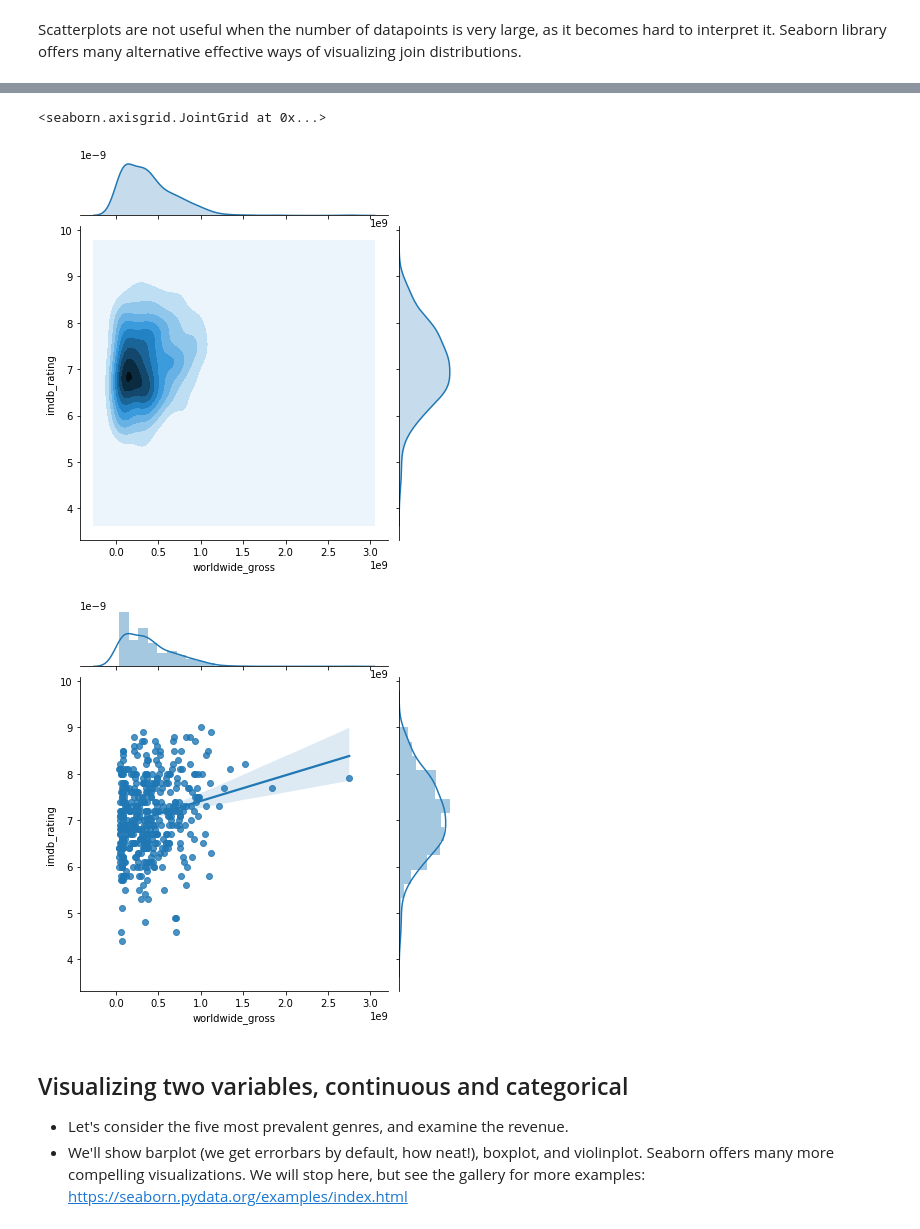
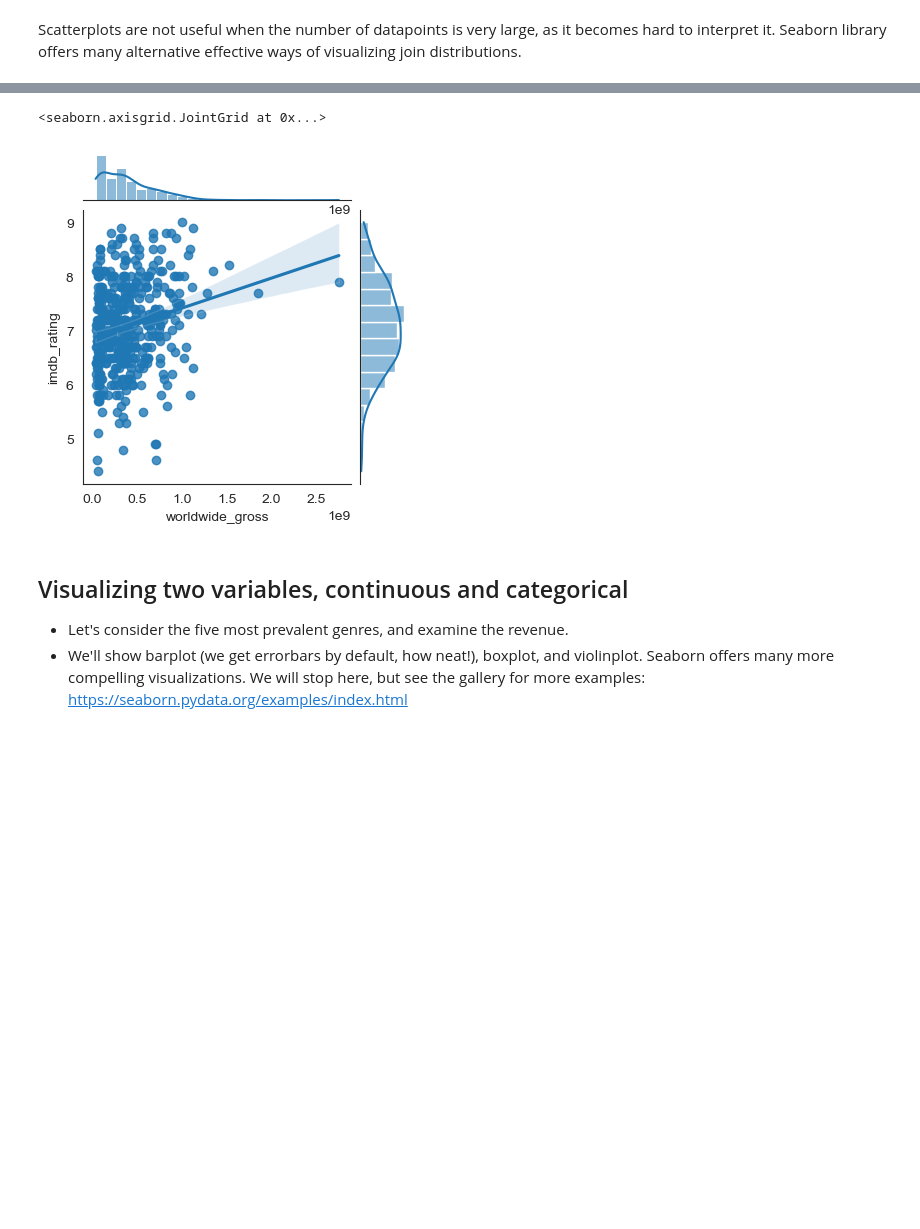
Before and after one commit to rureddish/ADA_Course_Material, a Jupyter notebook: Tutorials/02 - Data viz and data from the web/Becoming a DataVizard exercise.ipynb, the cells around one changed output, grey strips where cells are left out. Saved outputs shown, nothing was run; the diff lists cells and outputs as text; code cells hidden in the pictures; blank space fills up the shorter version.

```diff
--- a/Tutorials/02 - Data viz and data from the web/Becoming a DataVizard exercise.ipynb
+++ b/Tutorials/02 - Data viz and data from the web/Becoming a DataVizard exercise.ipynb
@@ -36,11 +36,13 @@ import matplotlib.pyplot as plt
 %matplotlib inline
 import seaborn as sns
 import math
+sns.set_style('white')
 
 data_folder = './Data/'
 
 
 movies = pd.read_csv(data_folder+'blockbusters.csv')
+# convert from dollar notation to a float number
 movies['worldwide_gross'] = movies['worldwide_gross'].str.replace('$', '', regex=False).str.replace(',', '', regex=False).astype(float)
 
 commune_pop = pd.read_excel(data_folder+'communes_pop.xls',skiprows=5,skipfooter=7,
@@ -49,7 +51,7 @@ commune_pop = pd.read_excel(data_folder+'communes_pop.xls',skiprows=5,skipfooter
                                                      'arrivals','departure','migratory_balance',
                                                      'divergence_statistic','population_Dec','variation_num',
                                                      'variation_ratio'])
-
+# filter out names of commune that don't start with ......
 pop_per_commune = commune_pop[[name.startswith('......') for name in commune_pop.commune]].copy()
 # %% [markdown]
 ### Note:
@@ -135,9 +154,8 @@ sns.jointplot(data = movies, x = 'worldwide_gross', y = 'imdb_rating', kind="kde
 # %%
-sns.jointplot(data = movies, x = 'worldwide_gross', y = 'imdb_rating', kind="reg")
+sns.jointplot(data = movies, x = 'worldwide_gross', y = 'imdb_rating', kind="reg", height = 4)
 # %% [output]
 <seaborn.axisgrid.JointGrid at 0x...>
-[figure, old version]
+[figure, new version]
-[figure, removed]
 # %% [markdown]
 ## Visualizing two variables, continuous and categorical
 
```
Also changed, not shown: parts of 41 cells of this notebook, 1 other file.
